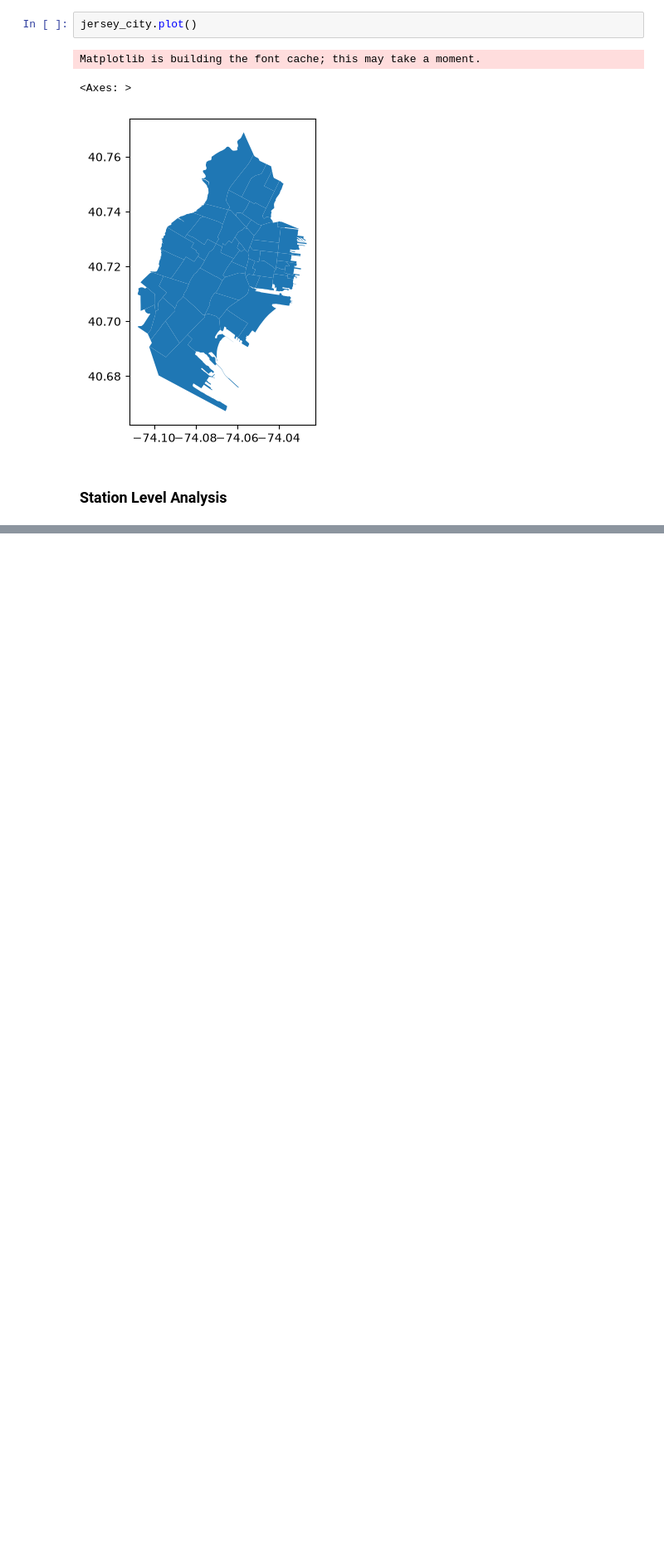
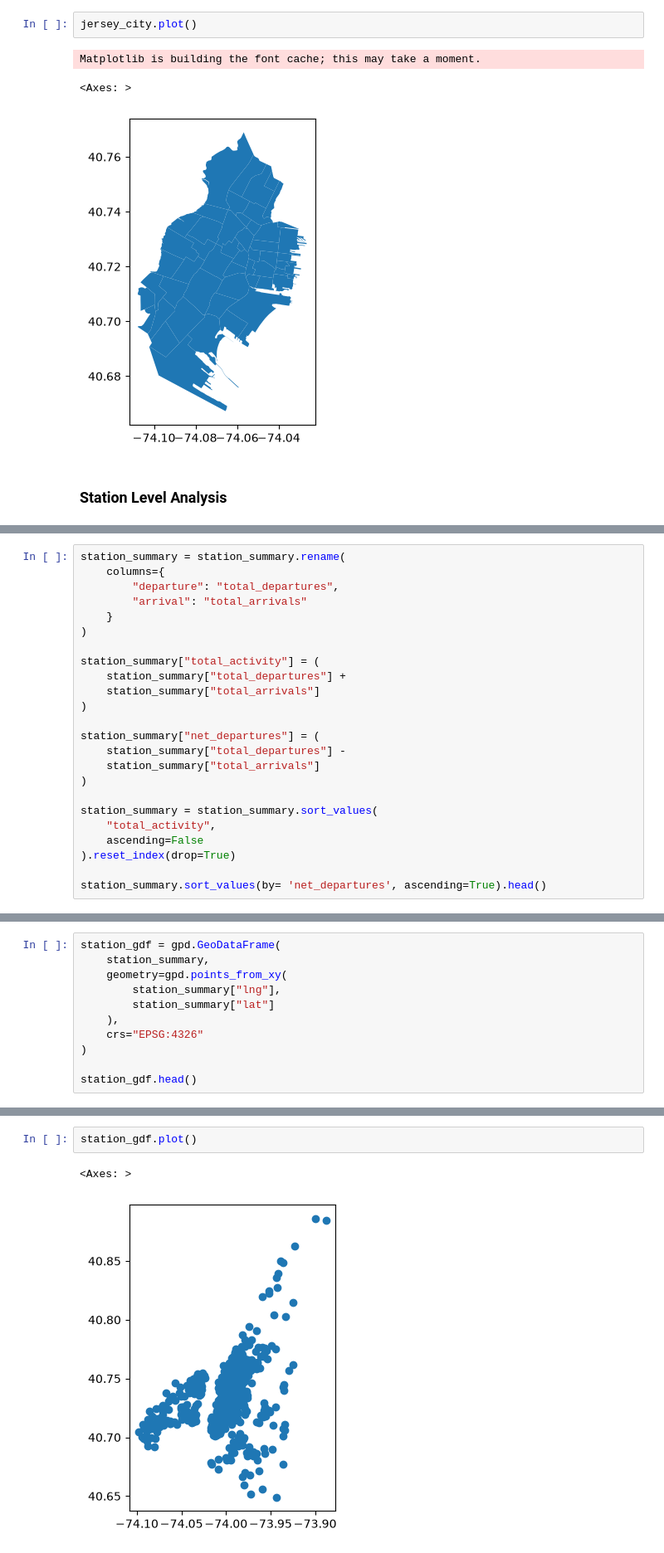
Before and after one commit to StellaMalakyan/citibike_analysis, a Jupyter notebook: notebooks/5_Neighbourhood_Analysis.ipynb, the cells around one changed output, grey strips where cells are left out. Shown at 83% size. Saved outputs shown, nothing was run; the diff lists cells and outputs as text; blank space fills up the shorter version.

```diff
--- a/notebooks/5_Neighbourhood_Analysis.ipynb
+++ b/notebooks/5_Neighbourhood_Analysis.ipynb
@@ -86,0 +227,24 @@ Matplotlib is building the font cache; this may take a moment.
+# %%
+station_summary = station_summary.rename(
+    columns={
+        "departure": "total_departures",
+        "arrival": "total_arrivals"
+    }
+)
+
+station_summary["total_activity"] = (
+    station_summary["total_departures"] +
+    station_summary["total_arrivals"]
+)
+
+station_summary["net_departures"] = (
+    station_summary["total_departures"] -
+    station_summary["total_arrivals"]
+)
+
+station_summary = station_summary.sort_values(
+    "total_activity",
+    ascending=False
+).reset_index(drop=True)
+
+station_summary.sort_values(by= 'net_departures', ascending=True).head()
@@ -86,0 +258,11 @@ Matplotlib is building the font cache; this may take a moment.
+# %%
+station_gdf = gpd.GeoDataFrame(
+    station_summary,
+    geometry=gpd.points_from_xy(
+        station_summary["lng"],
+        station_summary["lat"]
+    ),
+    crs="EPSG:4326"
+)
+
+station_gdf.head()
@@ -86,0 +281,5 @@ Matplotlib is building the font cache; this may take a moment.
+# %%
+station_gdf.plot()
+# %% [output]
+<Axes: >
+[figure, added]
```
Also changed, not shown: parts of 25 cells of this notebook.
